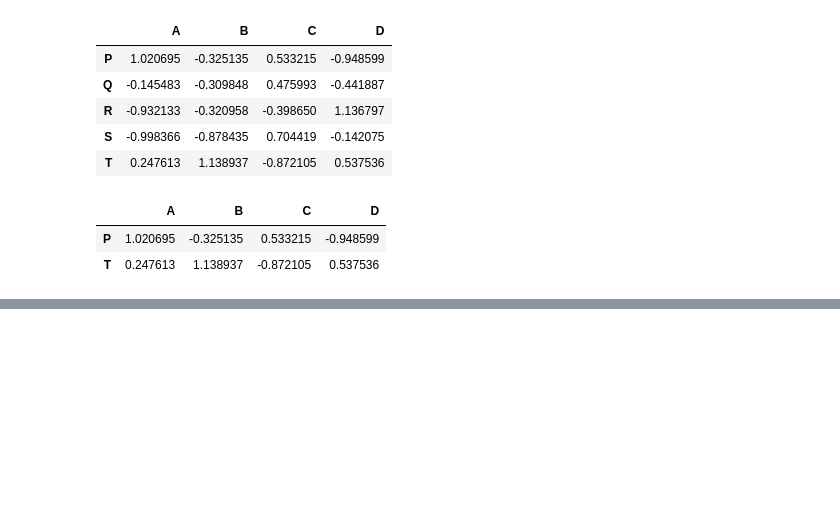
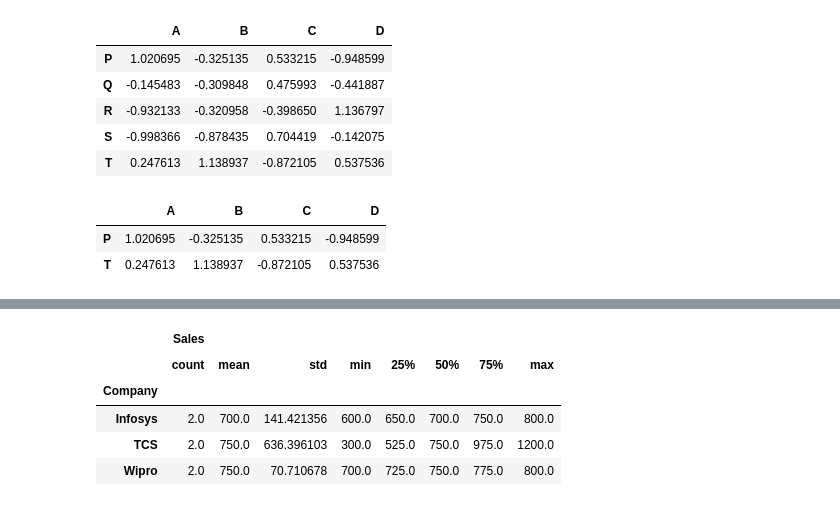
Before and after one commit to milu234/DataScience_AI, a Jupyter notebook: Data_Science'.ipynb, the cells around one changed output, grey strips where cells are left out. Saved outputs shown, nothing was run; the diff lists cells and outputs as text; code cells hidden in the pictures; blank space fills up the shorter version.

```diff
--- a/Data_Science'.ipynb
+++ b/Data_Science'.ipynb
@@ -295,3 +295,11 @@ df[(df['A']>0) & (df['B']<2)]
 |  | A | B | C | D |
 | P | 1.020695 | -0.325135 | 0.533215 | -0.948599 |
 | T | 0.247613 | 1.138937 | -0.872105 | 0.537536 |
+# %%
+data = {
+    'Company' : ['TCS','TCS','Wipro','Wipro','Infosys','Infosys'],
+    'Name':['Sam','Nam','Jam','Cam','Pam','Ram'],
+    'Sales':[1200, 300, 700, 800, 600, 800]
+}
+# %%
+df = pd.DataFrame(data)
@@ -297,0 +320,2 @@ df[(df['A']>0) & (df['B']<2)]
+# %%
+byComp = df.groupby('Company')
@@ -297,0 +346,9 @@ df[(df['A']>0) & (df['B']<2)]
+# %%
+byComp.describe()
+# %% [output]
+|  | Sales |  |  |  |  |  |  |  |
+|  | count | mean | std | min | 25% | 50% | 75% | max |
+| Company |  |  |  |  |  |  |  |  |
+| Infosys | 2.0 | 700.0 | 141.421356 | 600.0 | 650.0 | 700.0 | 750.0 | 800.0 |
+| TCS | 2.0 | 750.0 | 636.396103 | 300.0 | 525.0 | 750.0 | 975.0 | 1200.0 |
+| Wipro | 2.0 | 750.0 | 70.710678 | 700.0 | 725.0 | 750.0 | 775.0 | 800.0 |
```
Also changed, not shown: parts of 5 cells of this notebook.
